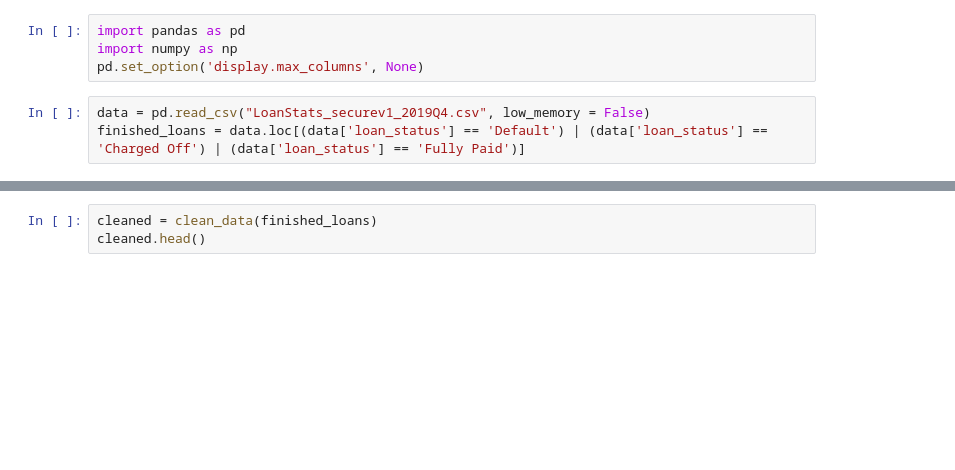
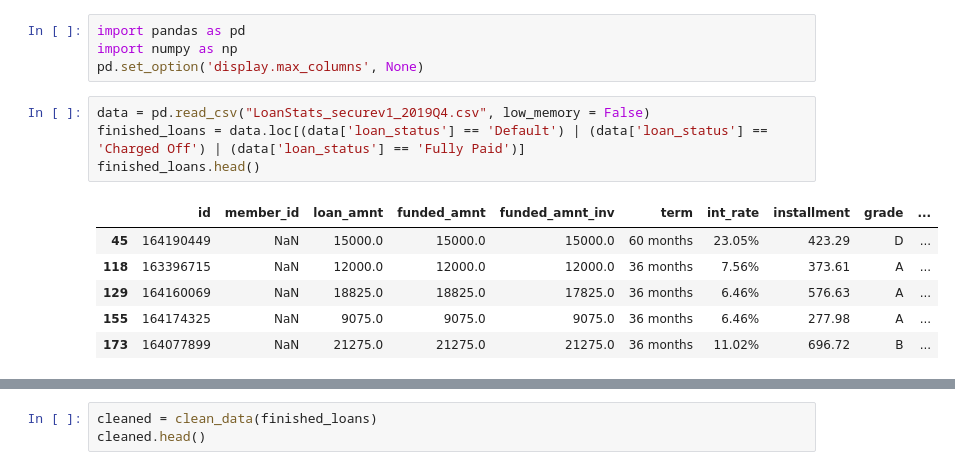
Before and after one commit to dleybz/LendingClub-Arbitrage, a Jupyter notebook: Data Cleaning and Exploration.ipynb, the cells around one changed output, grey strips where cells are left out. Drawn from its saved outputs; the diff is of its cells as text; blank space fills up the shorter version.

```diff
--- a/Data Cleaning and Exploration.ipynb
+++ b/Data Cleaning and Exploration.ipynb
@@ -5,5 +5,13 @@ pd.set_option('display.max_columns', None)
 # %%
 data = pd.read_csv("LoanStats_securev1_2019Q4.csv", low_memory = False)
 finished_loans = data.loc[(data['loan_status'] == 'Default') | (data['loan_status'] == 'Charged Off') | (data['loan_status'] == 'Fully Paid')]
+finished_loans.head()
+# %% [output]
+|  | id | member_id | loan_amnt | funded_amnt | funded_amnt_inv | term | int_rate | installment | grade | ... |
+| 45 | 164190449 | NaN | 15000.0 | 15000.0 | 15000.0 | 60 months | 23.05% | 423.29 | D | ... |
+| 118 | 163396715 | NaN | 12000.0 | 12000.0 | 12000.0 | 36 months | 7.56% | 373.61 | A | ... |
+| 129 | 164160069 | NaN | 18825.0 | 18825.0 | 17825.0 | 36 months | 6.46% | 576.63 | A | ... |
+| 155 | 164174325 | NaN | 9075.0 | 9075.0 | 9075.0 | 36 months | 6.46% | 277.98 | A | ... |
+| 173 | 164077899 | NaN | 21275.0 | 21275.0 | 21275.0 | 36 months | 11.02% | 696.72 | B | ... |
 # %%
 def clean_data(data):
```
Also changed, not shown: parts of 9 cells of this notebook.
